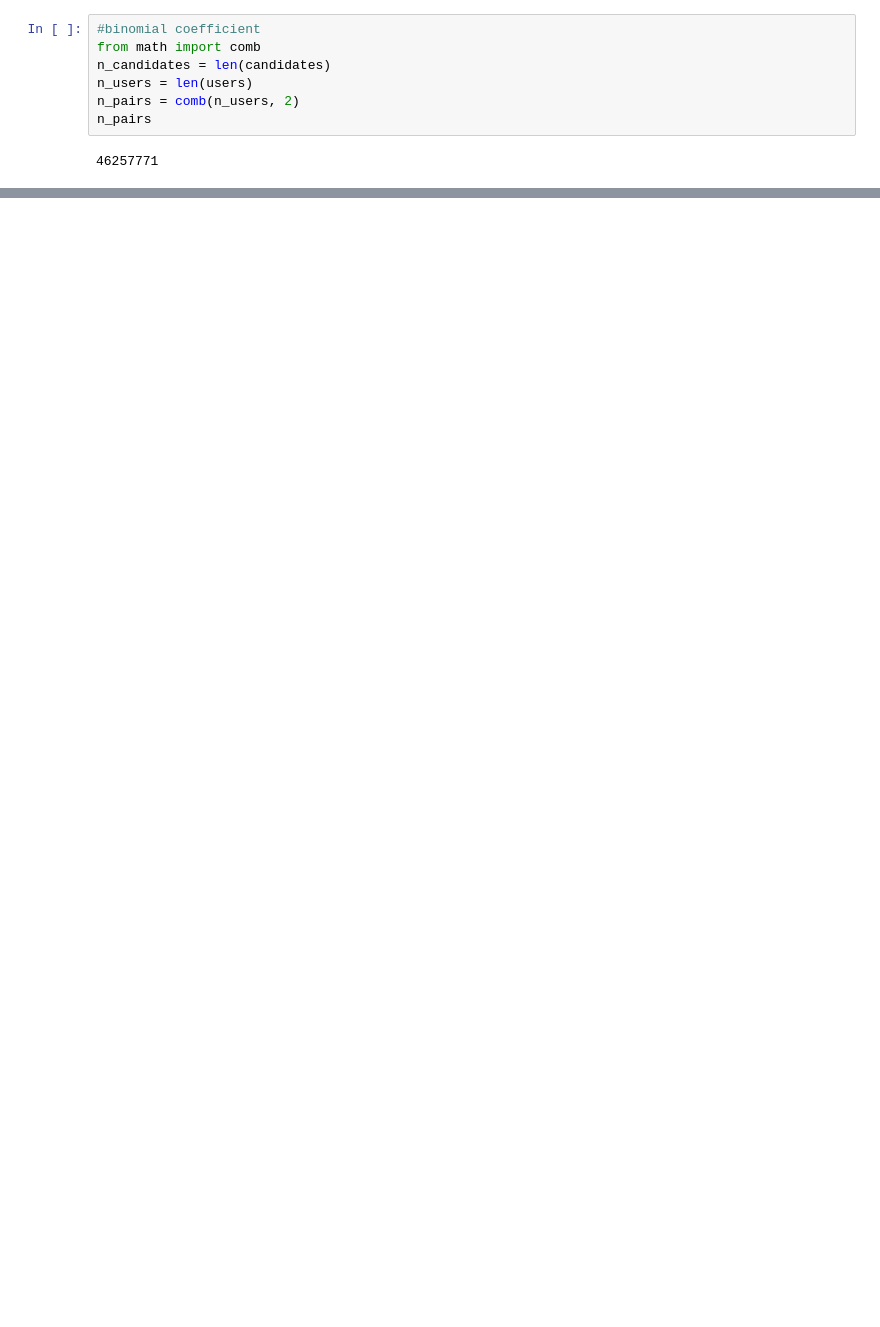
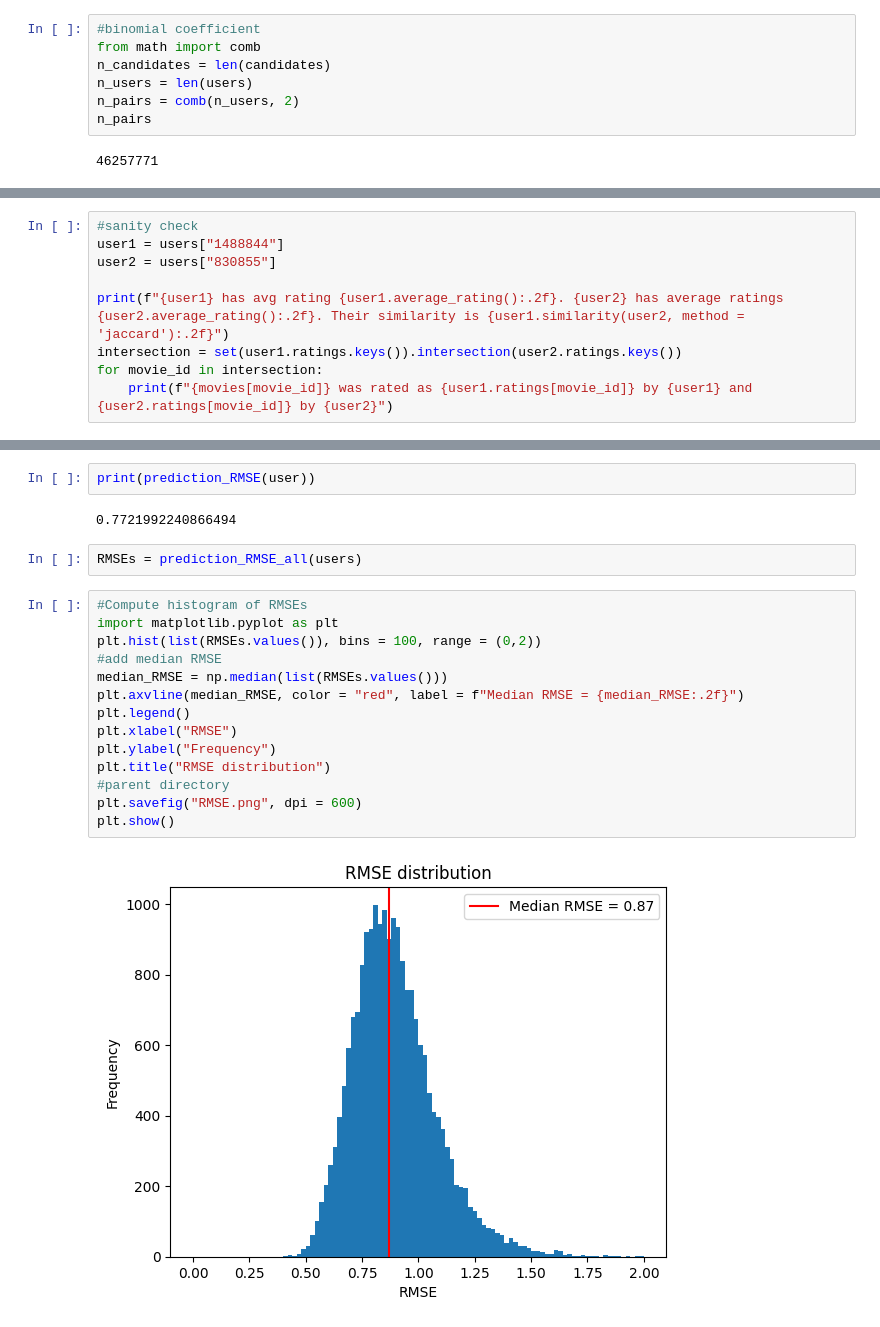
Before and after one commit to MarcusGalea/netflix_recommendation_project, a Jupyter notebook: scripts/similar_items.ipynb, the cells around one changed output, grey strips where cells are left out. Saved outputs shown, nothing was run; the diff lists cells and outputs as text; blank space fills up the shorter version.

```diff
--- a/scripts/similar_items.ipynb
+++ b/scripts/similar_items.ipynb
@@ -196,0 +105,9 @@ User 2238063 has neighborsdefaultdict(<class 'float'>, {'712609': 0.857142857142
+# %%
+#sanity check
+user1 = users["1488844"]
+user2 = users["830855"]
+
+print(f"{user1} has avg rating {user1.average_rating():.2f}. {user2} has average ratings {user2.average_rating():.2f}. Their similarity is {user1.similarity(user2, method = 'jaccard'):.2f}")
+intersection = set(user1.ratings.keys()).intersection(user2.ratings.keys())
+for movie_id in intersection:
+    print(f"{movies[movie_id]} was rated as {user1.ratings[movie_id]} by {user1} and {user2.ratings[movie_id]} by {user2}")
@@ -196,0 +191,22 @@ User 2238063 has neighborsdefaultdict(<class 'float'>, {'712609': 0.857142857142
+# %%
+print(prediction_RMSE(user))
+# %% [output]
+0.7721992240866494
+# %%
+RMSEs = prediction_RMSE_all(users)
+# %%
+#Compute histogram of RMSEs
+import matplotlib.pyplot as plt
+plt.hist(list(RMSEs.values()), bins = 100, range = (0,2))
+#add median RMSE
+median_RMSE = np.median(list(RMSEs.values()))
+plt.axvline(median_RMSE, color = "red", label = f"Median RMSE = {median_RMSE:.2f}")
+plt.legend()
+plt.xlabel("RMSE")
+plt.ylabel("Frequency")
+plt.title("RMSE distribution")
+#parent directory
+plt.savefig("RMSE.png", dpi = 600)
+plt.show()
+# %% [output]
+[figure, added]
```
Also changed, not shown: parts of 19 cells of this notebook, 5 other files.
